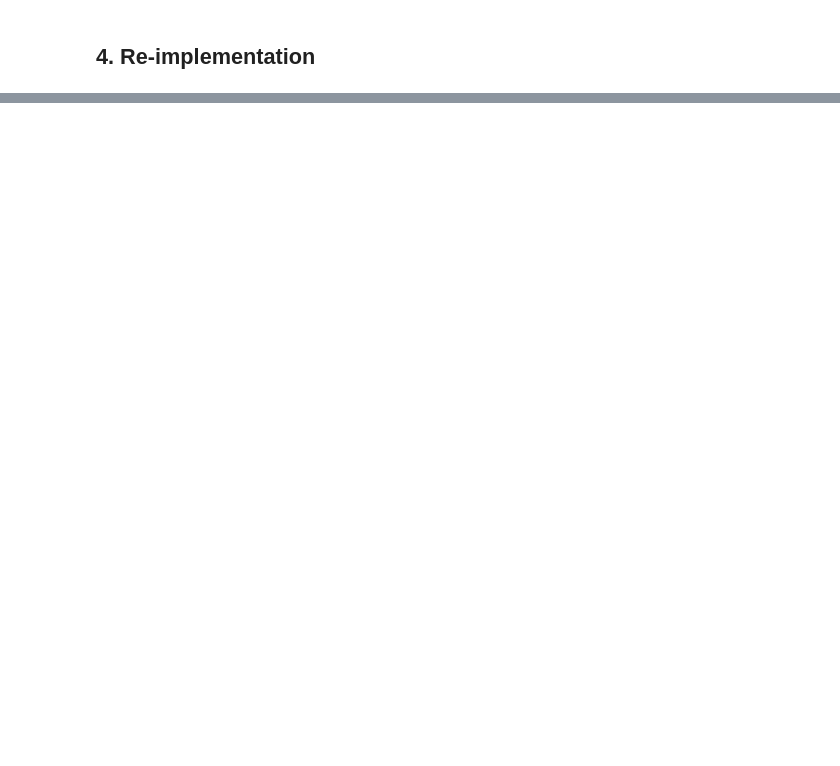
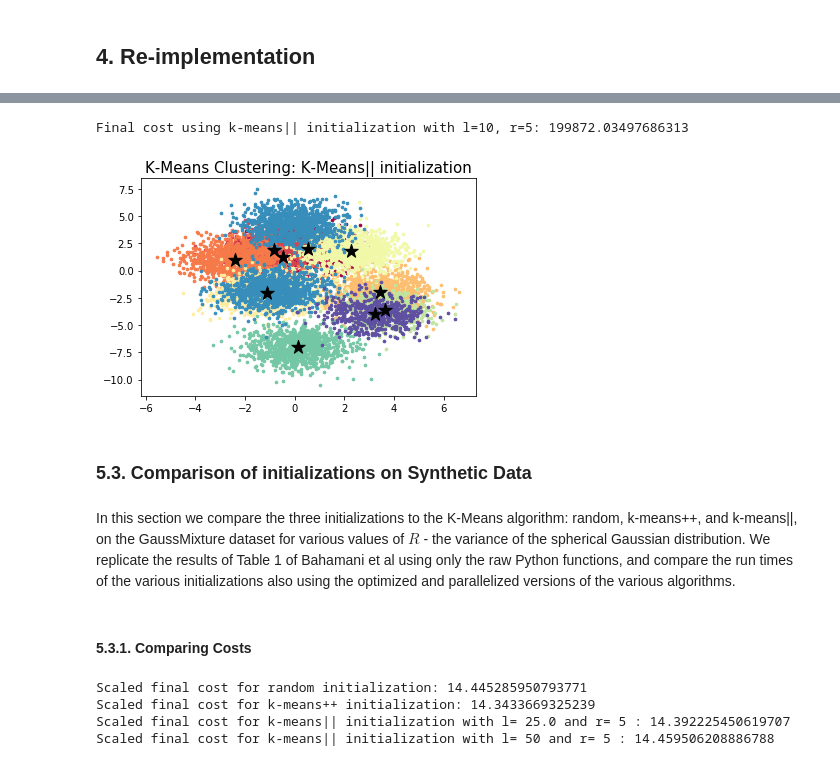
Before and after one commit to Rykilla/STA663_SPRING2018_PROJECT, a Jupyter notebook: Final Report.ipynb, the cells around one changed output, grey strips where cells are left out. Saved outputs shown, nothing was run; the diff lists cells and outputs as text; code cells hidden in the pictures; blank space fills up the shorter version.

Commit message:
Complete Version with all the codes

```diff
--- a/Final Report.ipynb
+++ b/Final Report.ipynb
@@ -80,0 +852,22 @@ On the other hand, the real-life dataset *SPAM* consists of 4601 points in 58 di
+# %%
+from kmeans_ll_init import K_Means_ll
+
+c_int_ll = K_Means_ll(xs, 10, l=10, seed=seed, max_iter=5)
+pred_ll = k_means(xs,k,c_int_ll)
+
+fig, ax = plt.subplots()
+for i in range(k):
+        points = np.array([xs[j,0:2] for j in range(xs.shape[0]) if pred_ll['Cluster Indices'][j] == i])
+        ax.scatter(points[:, 0], points[:, 1], s=7, c=colors[i])
+ax.scatter(pred_ll['Centroids'][:,0], pred_ll['Centroids'][:,1], marker='*', s=200, c='black')
+plt.title('K-Means Clustering: K-Means|| initialization', fontsize=15)
+pass
+
+print('Final cost using k-means|| initialization with l=10, r=5:',cost(distance(xs,pred_ll['Centroids'])))
+# %% [output]
+Final cost using k-means|| initialization with l=10, r=5: 199872.03497686313
+[figure, added]
+# %% [markdown]
+### 5.3. Comparison of initializations on Synthetic Data
+# %% [markdown]
+In this section we compare the three initializations to the K-Means algorithm: random, k-means++, and k-means||, on the GaussMixture dataset for various values of $R$ - the variance of the spherical Gaussian distribution. We replicate the results of Table 1 of Bahamani et al using only the raw Python functions, and compare the run times of the various initializations also using the optimized and parallelized versions of the various algorithms.
@@ -80,0 +898,12 @@ On the other hand, the real-life dataset *SPAM* consists of 4601 points in 58 di
+# %% [markdown]
+#### 5.3.1. Comparing Costs
+# %%
+k = 50
+R = 1
+s_data, s_true_labels = GaussMix(R,k,seed=seed)
+cost_validation(s_data,k,seed=seed,scale=10**4)
+# %% [output]
+Scaled final cost for random initialization: 14.445285950793771
+Scaled final cost for k-means++ initialization: 14.3433669325239
+Scaled final cost for k-means|| initialization with l= 25.0 and r= 5 : 14.392225450619707
+Scaled final cost for k-means|| initialization with l= 50 and r= 5 : 14.459506208886788
```
Also changed, not shown: parts of 94 cells of this notebook.
